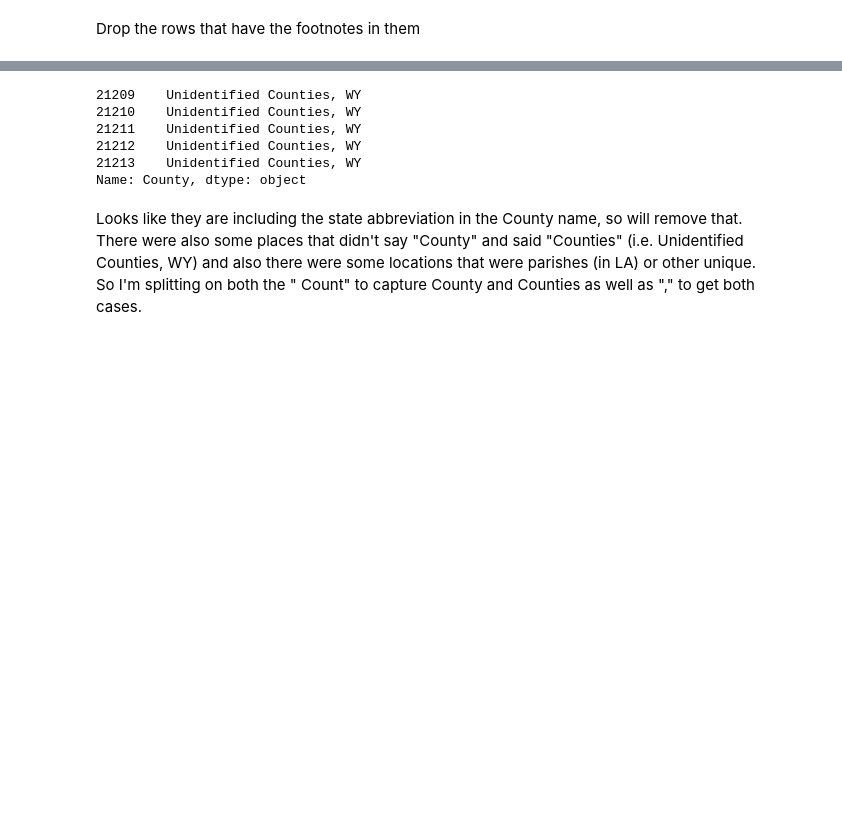
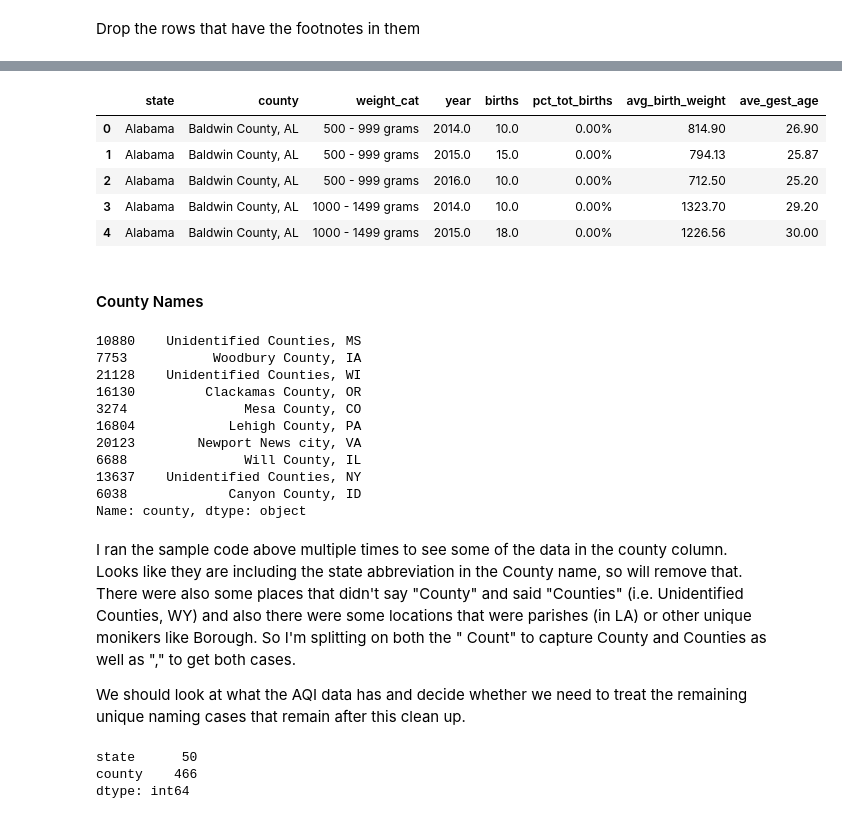
Before and after one commit to wdegraw93/low_birth_weight_vs_aqi_study, a Jupyter notebook: matt.ipynb, the cells around one changed output, grey strips where cells are left out. Cells and saved outputs as stored; diff of their text form; code cells hidden in the pictures; blank space fills up the shorter version.

Commit message:
matt notebook with CDC cleaning code

```diff
--- a/matt.ipynb
+++ b/matt.ipynb
@@ -183,0 +257,2 @@ dtype: int64
+# %%
+cdc.drop(['year_code', 'county_code', 'state_code'], axis=1, inplace=True)
@@ -183,0 +272,2 @@ dtype: int64
+# %%
+cdc.drop(['average_lmp_gestational_age'], axis=1, inplace=True)
@@ -184,12 +289,38 @@ dtype: int64
+# %%
+cdc.drop(['infant_birth_weight_12_code'], axis=1, inplace=True)
+# %%
+cdc.rename(columns={
+    'infant_birth_weight_12': 'weight_cat',
+    'average_birth_weight': 'avg_birth_weight',
+    'average_oe_gestational_age': 'ave_gest_age'
+    }, inplace=True)
+# %%
+cdc.head()
+# %% [output]
+|  | state | county | weight_cat | year | births | pct_tot_births | avg_birth_weight | ave_gest_age |
+| 0 | Alabama | Baldwin County, AL | 500 - 999 grams | 2014.0 | 10.0 | 0.00% | 814.90 | 26.90 |
+| 1 | Alabama | Baldwin County, AL | 500 - 999 grams | 2015.0 | 15.0 | 0.00% | 794.13 | 25.87 |
+| 2 | Alabama | Baldwin County, AL | 500 - 999 grams | 2016.0 | 10.0 | 0.00% | 712.50 | 25.20 |
+| 3 | Alabama | Baldwin County, AL | 1000 - 1499 grams | 2014.0 | 10.0 | 0.00% | 1323.70 | 29.20 |
+| 4 | Alabama | Baldwin County, AL | 1000 - 1499 grams | 2015.0 | 18.0 | 0.00% | 1226.56 | 30.00 |
+# %% [markdown]
+#### County Names
 # %%
-cdc['County'].tail()
+cdc['county'].sample(10)
 # %% [output]
-21209    Unidentified Counties, WY
-21210    Unidentified Counties, WY
-21211    Unidentified Counties, WY
-21212    Unidentified Counties, WY
-21213    Unidentified Counties, WY
-Name: County, dtype: object
+10880    Unidentified Counties, MS
+7753           Woodbury County, IA
+21128    Unidentified Counties, WI
+16130         Clackamas County, OR
+3274               Mesa County, CO
+16804            Lehigh County, PA
+20123        Newport News city, VA
+6688               Will County, IL
+13637    Unidentified Counties, NY
+6038             Canyon County, ID
+Name: county, dtype: object
 # %% [markdown]
-Looks like they are including the state abbreviation in the County name, so will remove that.  There were also some places that didn't say "County" and said "Counties" (i.e. Unidentified Counties, WY) and also there were some locations that were parishes (in LA) or other unique.  So I'm splitting on both the " Count" to capture County and Counties as well as "," to get both cases.
+I ran the sample code above multiple times to see some of the data in the county column.  Looks like they are including the state abbreviation in the County name, so will remove that.  There were also some places that didn't say "County" and said "Counties" (i.e. Unidentified Counties, WY) and also there were some locations that were parishes (in LA) or other unique monikers like Borough.  So I'm splitting on both the " Count" to capture County and Counties as well as "," to get both cases.
+
+We should look at what the AQI data has and decide whether we need to treat the remaining unique naming cases that remain after this clean up.
 # %%
@@ -196,0 +329,6 @@ cdc['County'] = cdc['County'].apply(lambda x: x.split(' Count')[0].split(',')[0]
+# %%
+cdc[['state', 'county']].nunique()
+# %% [output]
+state      50
+county    466
+dtype: int64
```
Also changed, not shown: parts of 50 cells of this notebook.
